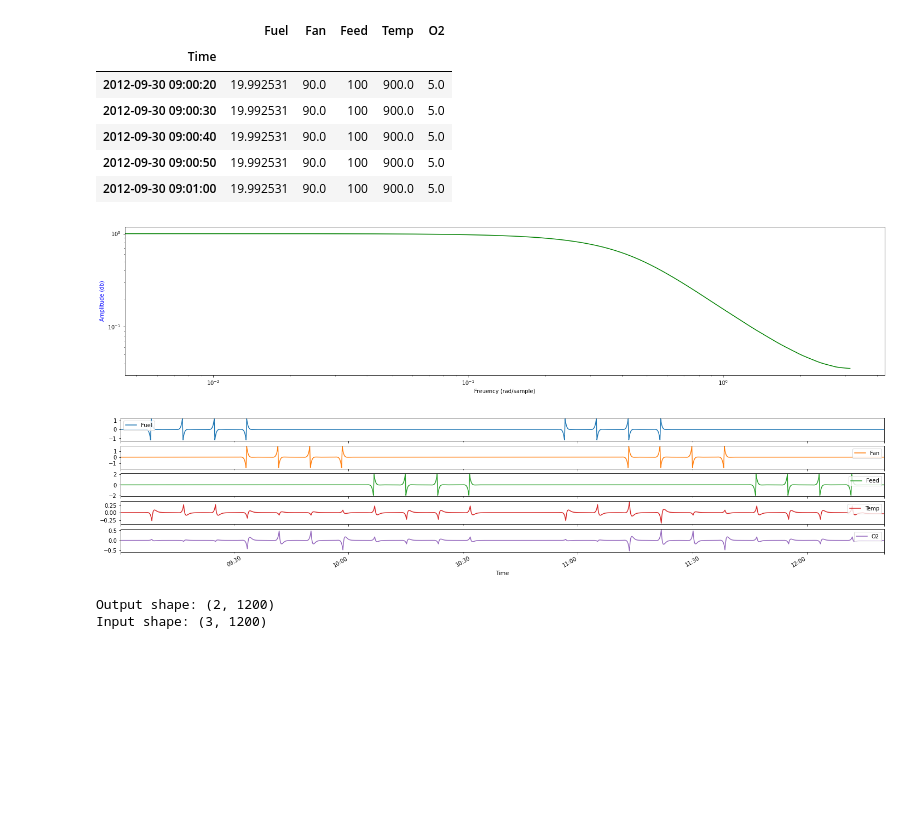
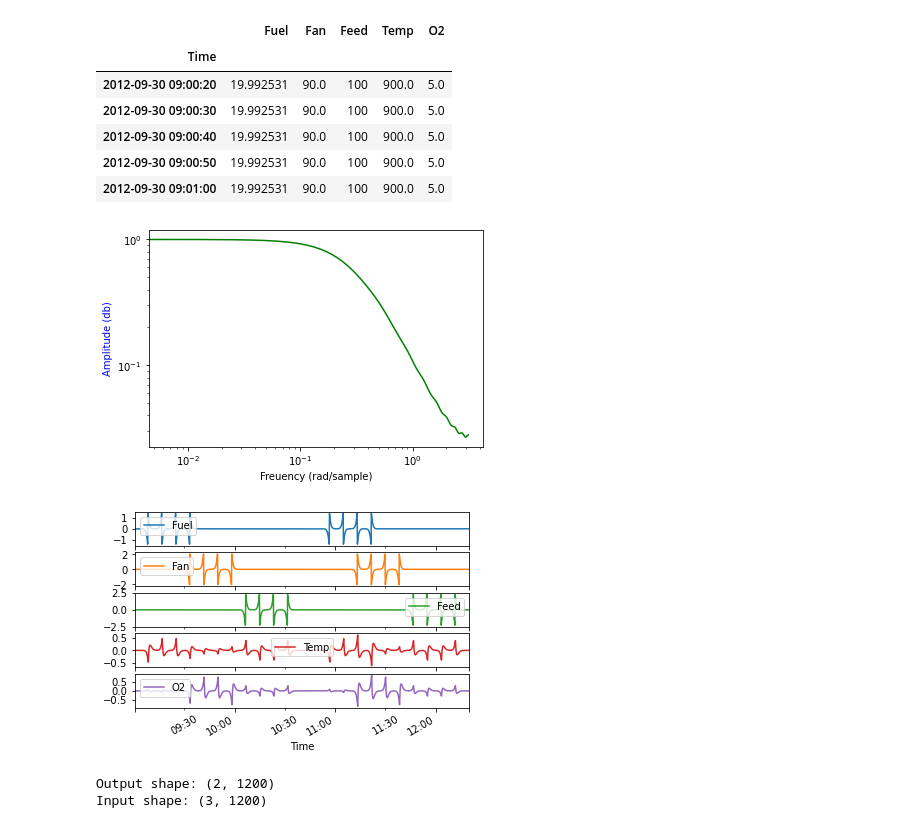
Before and after one commit to Robbie1/sysid, a Jupyter notebook: notebooks/model_id_PC.ipynb, the cells around one changed output. Cells and saved outputs as stored; diff of their text form; code cells hidden in the pictures; blank space fills up the shorter version.

Commit message:
Updated the notebookswith better signal filters.

```diff
--- a/notebooks/model_id_PC.ipynb
+++ b/notebooks/model_id_PC.ipynb
@@ -32,31 +32,27 @@ Time = idinput.index
 inputs = ['Fuel','Fan', 'Feed']
 outputs = ['Temp','O2']
 # %%
-# Prepare detrending filter
-tss = 2 * 60
+# prepare detrending filter
+tss = 5 * 60
 mult_factor = 3
 filt_tss = tss * mult_factor
 numtaps = 32+1
-cutoff = 2/tss/mult_factor
-fs = 1/ts
+cutoff = 2/filt_tss/mult_factor
+fs = ts
 pass_zero= 'lowpass'
 window = ('exponential', None, 3)
 coef = signal.firwin(numtaps=numtaps, cutoff=cutoff, window=window, pass_zero=pass_zero, fs=fs)
 plots.plot_freuency_response(coef)
 # %% [output]
-[figure, old version]
+[figure, new version]
 # %%
 # Detrend signal and plot
-for column in idinput:
-    trend = signal.convolve(idinput[column], coef, mode='same')
-    trend[:numtaps] =  trend[numtaps+1]
-    trend[-numtaps:] = trend[-numtaps-1]
-    idinput[column] = idinput[column] - trend
-
+trend = signal.filtfilt(coef, 1.0,idinput, axis=0)
+idinput = idinput - trend
 idinput.plot(subplots=True)
 plt.show()
 # %% [output]
-[figure, old version]
+[figure, new version]
 # %%
 # Convert dataframe to numpy array in the shape requied for SIPPY
 u = idinput[inputs].to_numpy().T
```
Also changed, not shown: parts of 3 cells of this notebook, 1 other file.
